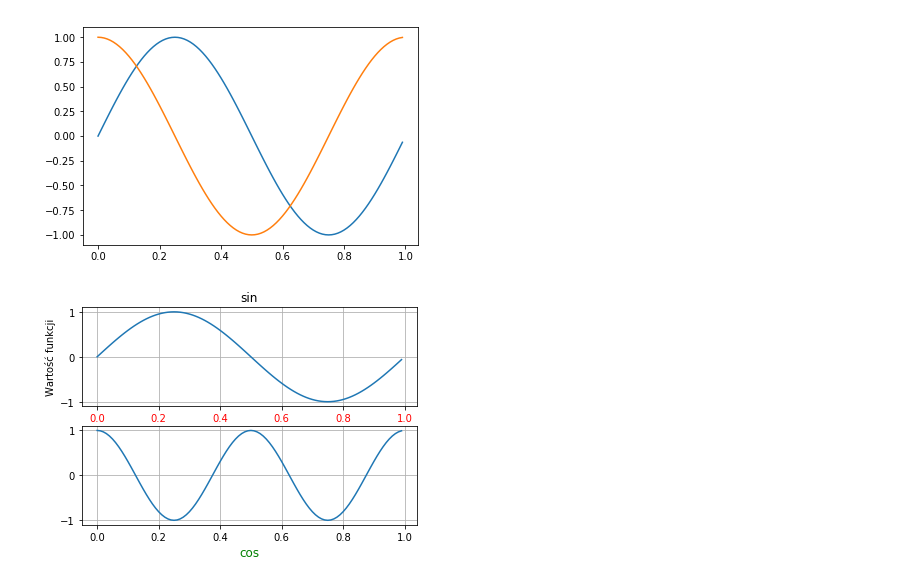
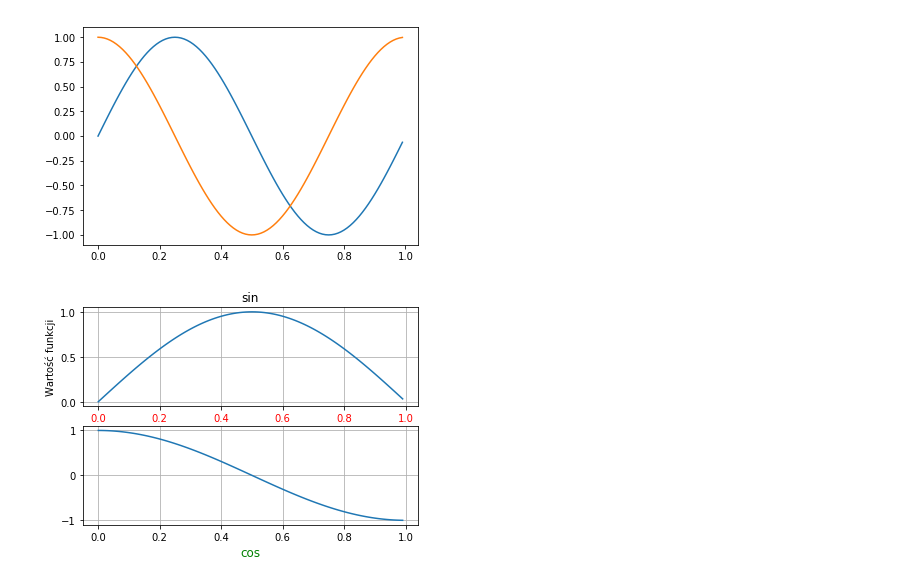
Before and after one commit to sajjadGG/book-python, a Jupyter notebook: data-vizualization/jupyter/Untitled.ipynb, the cells around one changed output. Drawn from its saved outputs; the diff is of its cells as text; code cells hidden in the pictures.

Commit message:
Data Visualization: Matplotlib #time 10m

```diff
--- a/data-vizualization/jupyter/Untitled.ipynb
+++ b/data-vizualization/jupyter/Untitled.ipynb
@@ -848,29 +848,29 @@ plt.plot(x2, y2)
 # %%
 
 from matplotlib.pyplot import figure
 
 
 x = arange(0.0, 1.0, 0.01)
 
 fig = figure(1)
 
 ax1 = fig.add_subplot(211)
-ax1.plot(x, np.sin(2*pi*x))
+ax1.plot(x, np.sin(pi*x))
 ax1.grid(True)
 ax1.set_ylabel('Wartość funkcji')
 ax1.set_title('sin')
 
 for label in ax1.get_xticklabels():
     label.set_color('r')
 
 
 ax2 = fig.add_subplot(212)
-ax2.plot(t, np.cos(2*2*np.pi*x))
+ax2.plot(x, np.cos(np.pi*x))
 ax2.grid(True)
 ax1.set_ylabel('Wartość funkcji')
 
-l = ax2.set_xlabel('cos')
-l.set_color('g')
-l.set_fontsize('large')
+label = ax2.set_xlabel('cos')
+label.set_color('g')
+label.set_fontsize('large')
 # %% [output]
-[figure, old version]
+[figure, new version]
```
Also changed, not shown: 1 other file.
